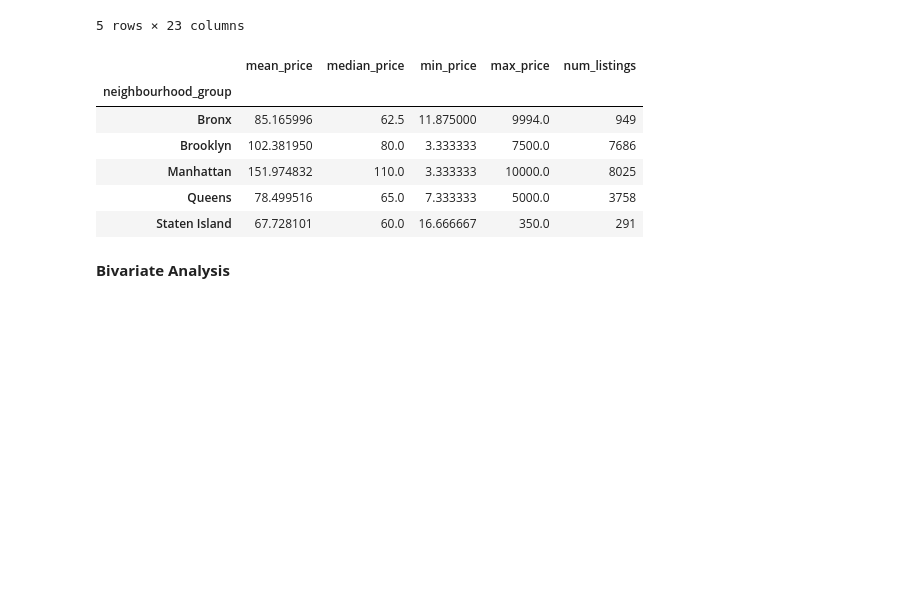
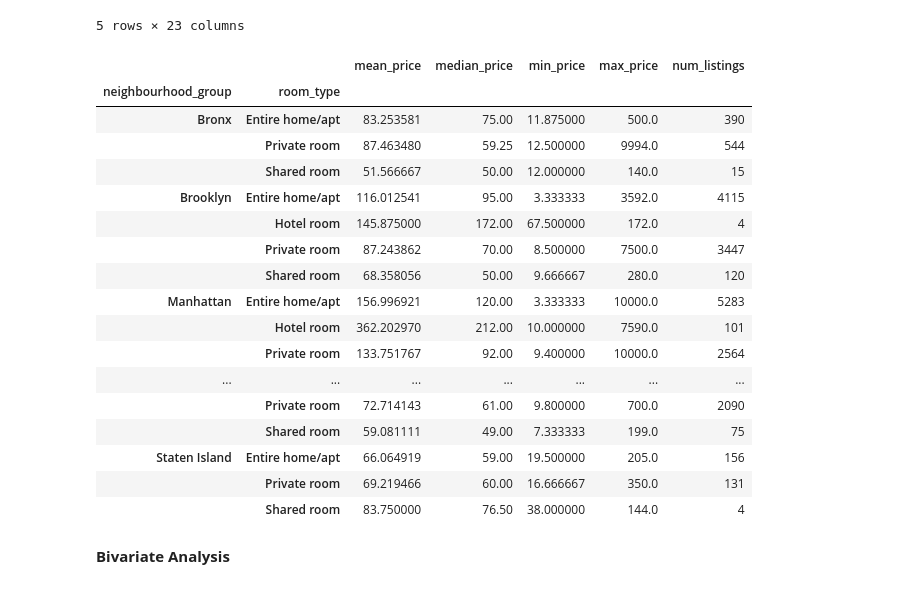
Before and after one commit to maximilienT/NYCAirBnB, a Jupyter notebook: NYC_AirBnB_EDA.ipynb, the cells around one changed output. Saved outputs shown, nothing was run; the diff lists cells and outputs as text; code cells hidden in the pictures; blank space fills up the shorter version.

```diff
--- a/NYC_AirBnB_EDA.ipynb
+++ b/NYC_AirBnB_EDA.ipynb
@@ -267,20 +267,31 @@ df.head()
 5 rows × 23 columns
 # %%
 # information about price_per_bed based on neighbourhood_group
-df.groupby(by='neighbourhood_group').agg(
+df.groupby(by=['neighbourhood_group','room_type']).agg(
     mean_price = ('price_per_bed', 'mean'),
     median_price = ('price_per_bed', 'median'),
     min_price = ('price_per_bed', 'min'),
     max_price = ('price_per_bed', 'max'),
     num_listings = ('price_per_bed', 'count')
 )
 # %% [output]
-|  | mean_price | median_price | min_price | max_price | num_listings |
-| neighbourhood_group |  |  |  |  |  |
-| Bronx | 85.165996 | 62.5 | 11.875000 | 9994.0 | 949 |
-| Brooklyn | 102.381950 | 80.0 | 3.333333 | 7500.0 | 7686 |
-| Manhattan | 151.974832 | 110.0 | 3.333333 | 10000.0 | 8025 |
-| Queens | 78.499516 | 65.0 | 7.333333 | 5000.0 | 3758 |
-| Staten Island | 67.728101 | 60.0 | 16.666667 | 350.0 | 291 |
+|  |  | mean_price | median_price | min_price | max_price | num_listings |
+| neighbourhood_group | room_type |  |  |  |  |  |
+| Bronx | Entire home/apt | 83.253581 | 75.00 | 11.875000 | 500.0 | 390 |
+|  | Private room | 87.463480 | 59.25 | 12.500000 | 9994.0 | 544 |
+|  | Shared room | 51.566667 | 50.00 | 12.000000 | 140.0 | 15 |
+| Brooklyn | Entire home/apt | 116.012541 | 95.00 | 3.333333 | 3592.0 | 4115 |
+|  | Hotel room | 145.875000 | 172.00 | 67.500000 | 172.0 | 4 |
+|  | Private room | 87.243862 | 70.00 | 8.500000 | 7500.0 | 3447 |
+|  | Shared room | 68.358056 | 50.00 | 9.666667 | 280.0 | 120 |
+| Manhattan | Entire home/apt | 156.996921 | 120.00 | 3.333333 | 10000.0 | 5283 |
+|  | Hotel room | 362.202970 | 212.00 | 10.000000 | 7590.0 | 101 |
+|  | Private room | 133.751767 | 92.00 | 9.400000 | 10000.0 | 2564 |
+| ... | ... | ... | ... | ... | ... | ... |
+|  | Private room | 72.714143 | 61.00 | 9.800000 | 700.0 | 2090 |
+|  | Shared room | 59.081111 | 49.00 | 7.333333 | 199.0 | 75 |
+| Staten Island | Entire home/apt | 66.064919 | 59.00 | 19.500000 | 205.0 | 156 |
+|  | Private room | 69.219466 | 60.00 | 16.666667 | 350.0 | 131 |
+|  | Shared room | 83.750000 | 76.50 | 38.000000 | 144.0 | 4 |
 # %% [markdown]
 **Bivariate Analysis**
```
Also changed, not shown: parts of 7 cells of this notebook.
